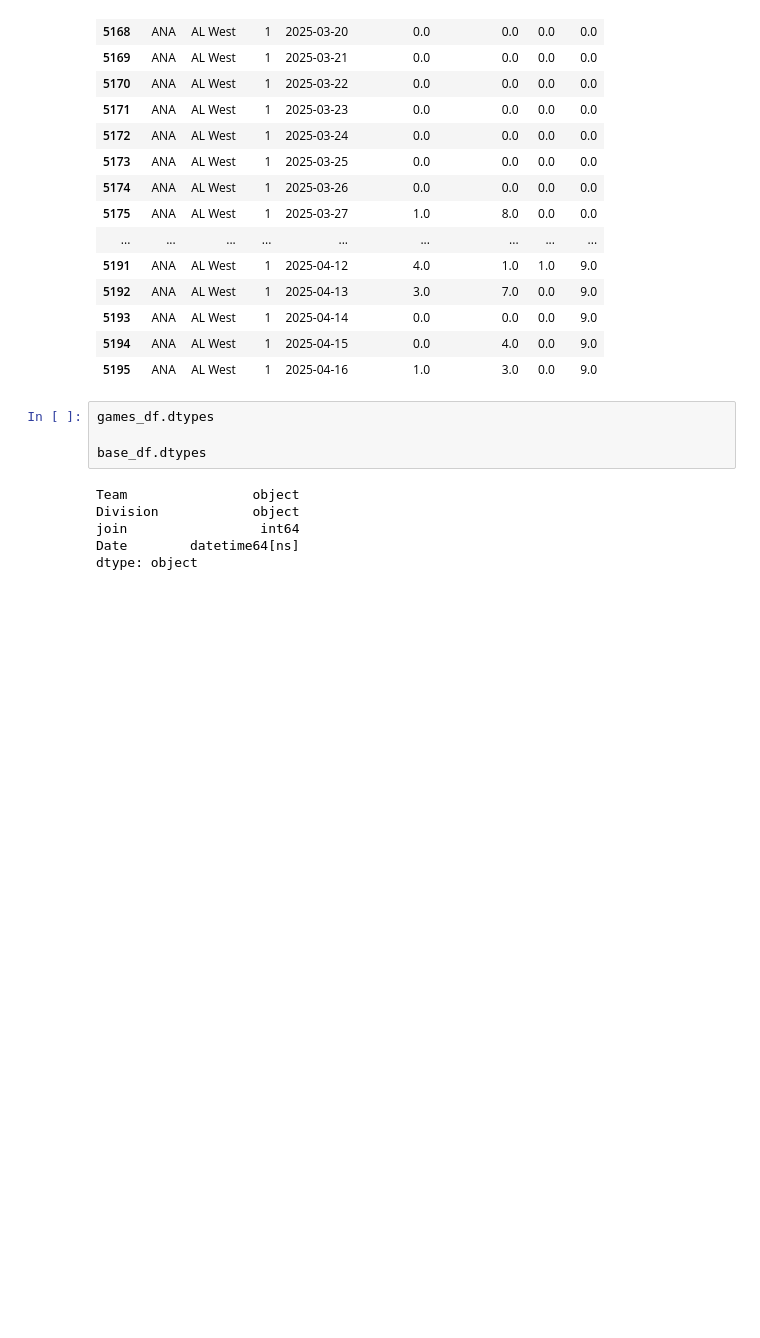
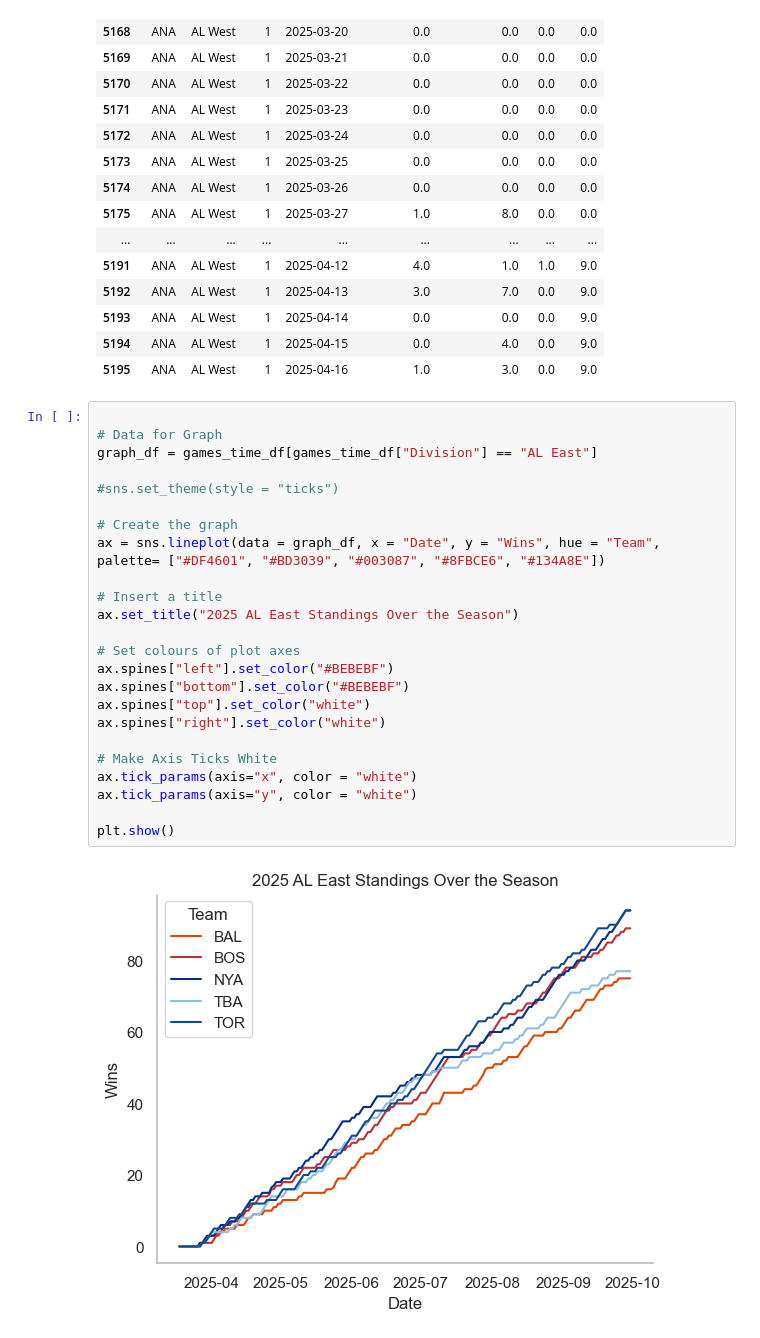
Before and after one commit to SJBird1/MLB_Standings_Graph, a Jupyter notebook: mlb_standings_graph.ipynb, the cells around one changed output. Cells and saved outputs as stored; diff of their text form; blank space fills up the shorter version.

Commit message:
Created basic line graph using Seaborn library Filtered on AL East for inital building Created list of divisions for future iteration

```diff
--- a/mlb_standings_graph.ipynb
+++ b/mlb_standings_graph.ipynb
@@ -138,12 +129,28 @@ games_time_df.head(30)
 | 5194 | ANA | AL West | 1 | 2025-04-15 | 0.0 | 4.0 | 0.0 | 9.0 |
 | 5195 | ANA | AL West | 1 | 2025-04-16 | 1.0 | 3.0 | 0.0 | 9.0 |
 # %%
-games_df.dtypes
 
-base_df.dtypes
+# Data for Graph
+graph_df = games_time_df[games_time_df["Division"] == "AL East"]
+
+#sns.set_theme(style = "ticks")
+
+# Create the graph
+ax = sns.lineplot(data = graph_df, x = "Date", y = "Wins", hue = "Team", palette= ["#DF4601", "#BD3039", "#003087", "#8FBCE6", "#134A8E"])
+
+# Insert a title
+ax.set_title("2025 AL East Standings Over the Season")
+
+# Set colours of plot axes
+ax.spines["left"].set_color("#BEBEBF")
+ax.spines["bottom"].set_color("#BEBEBF")
+ax.spines["top"].set_color("white")
+ax.spines["right"].set_color("white")
+
+# Make Axis Ticks White
+ax.tick_params(axis="x", color = "white")
+ax.tick_params(axis="y", color = "white")
+
+plt.show()
 # %% [output]
-Team                object
-Division            object
-join                 int64
-Date        datetime64[ns]
-dtype: object
+[figure, added]
```
Also changed, not shown: parts of 2 cells of this notebook.
